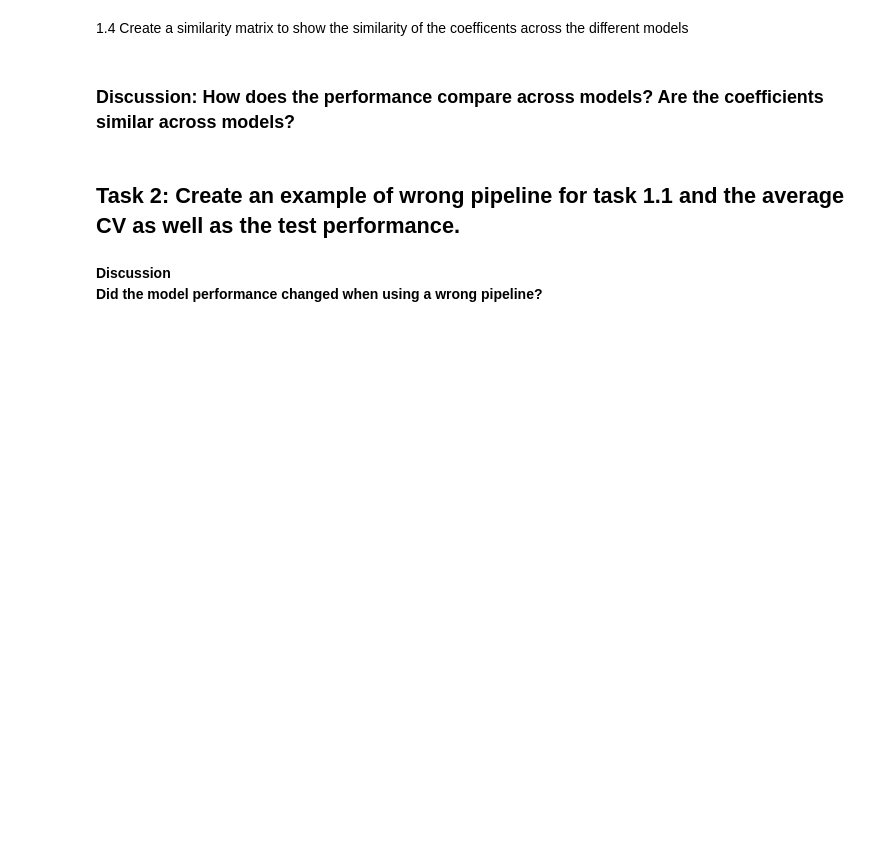
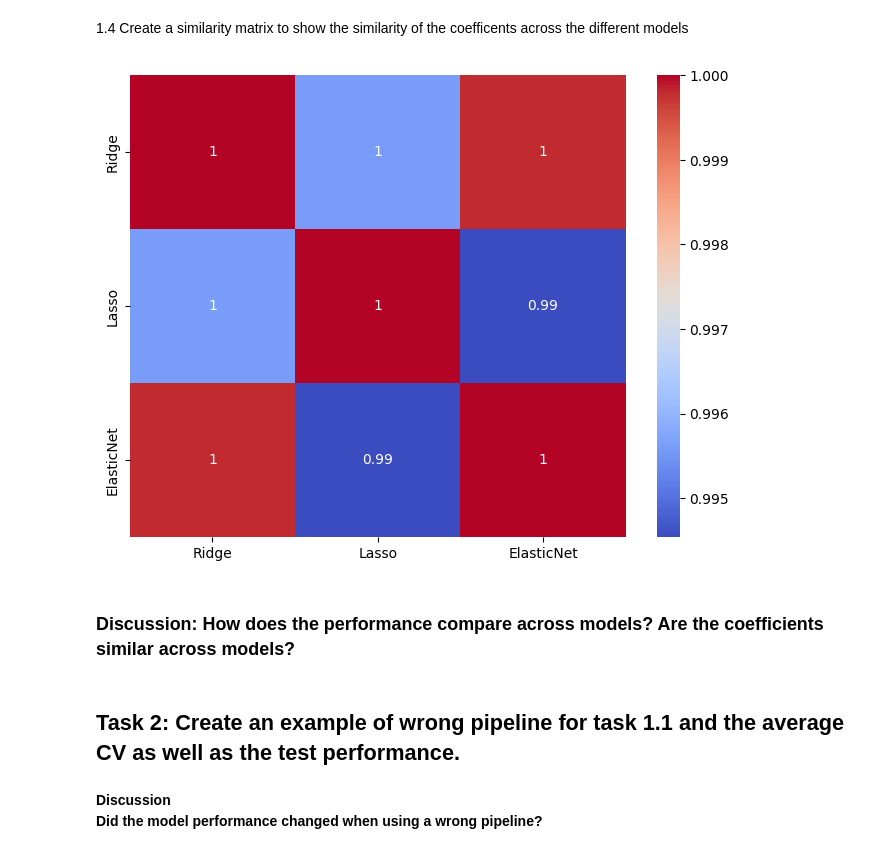
Before and after one commit to hlin863/COMP0189-practical-2024, a Jupyter notebook: week-04/Week4_problems.ipynb, the cells around one changed output. Cells and saved outputs as stored; diff of their text form; code cells hidden in the pictures; blank space fills up the shorter version.

```diff
--- a/week-04/Week4_problems.ipynb
+++ b/week-04/Week4_problems.ipynb
@@ -288,19 +294,31 @@ plot_model_coefficients(best_elastic, "ElasticNet", numerical_features, categori
 # %%
 from sklearn.metrics.pairwise import cosine_similarity
 import matplotlib.pyplot as plt
 import seaborn as sns
 import pandas as pd
 
 # Extract coefficients
-
+coefs_ridge = best_ridge.named_steps['regressor'].coef_
+coefs_lasso = best_lasso.named_steps['regressor'].coef_
+coefs_elastic = best_elastic.named_steps['regressor'].coef_
 
 # Form a matrix of coefficients
+coef_matrix = np.vstack([coefs_ridge, coefs_lasso, coefs_elastic])
 
 # Calculate similarity matrix
+similarity_matrix = cosine_similarity(coef_matrix)
 
 # Convert the matrix to a DataFrame for better readability
+similarity_matrix_df = pd.DataFrame(similarity_matrix, columns=['Ridge', 'Lasso', 'ElasticNet'], index=['Ridge', 'Lasso', 'ElasticNet'])
 
 # Plotting the similarity matrix
+plt.figure(figsize=(8, 6))
+
+sns.heatmap(similarity_matrix_df, annot=True, cmap='coolwarm')
+
+plt.show()
+# %% [output]
+[figure, added]
 # %% [markdown]
 ### Discussion: How does the performance compare across models? Are the coefficients similar across models?
 # %% [markdown]
```
Also changed, not shown: parts of 4 cells of this notebook, 1 other file.
